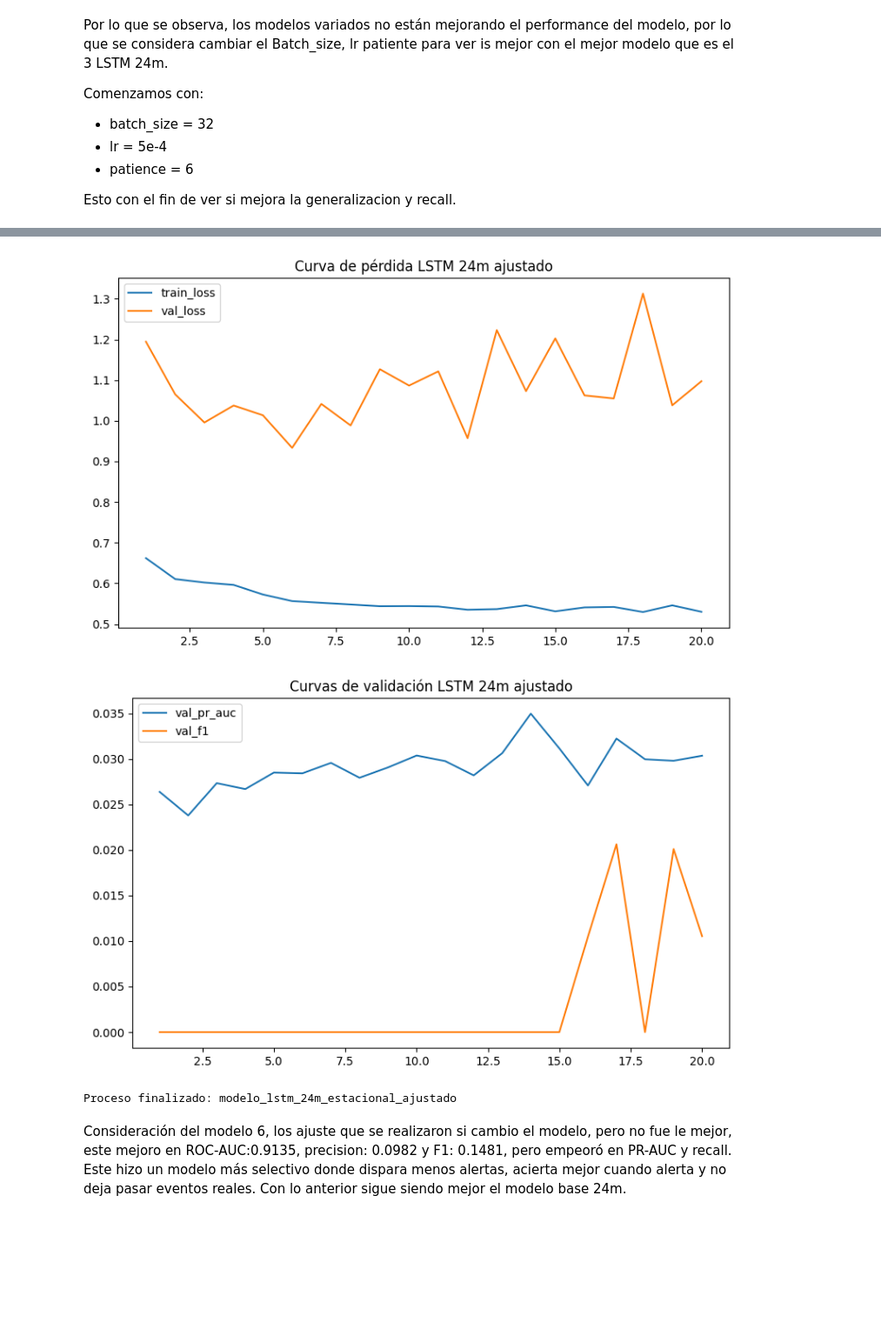
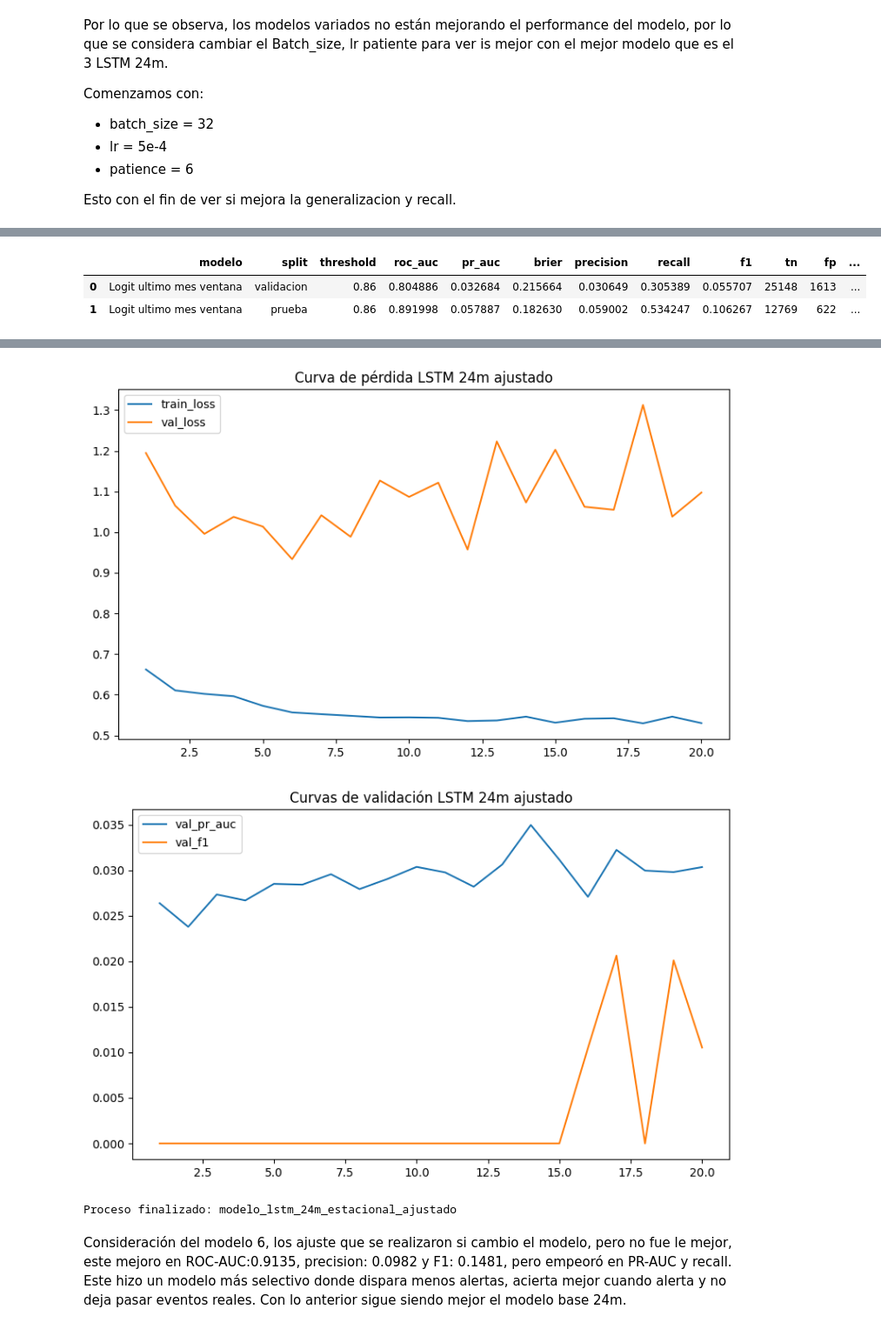
Before and after one commit to Ansiefm/Proyecto_grado_AFSM, a Jupyter notebook: Scripts/OE_2-LSTM.ipynb, the cells around one changed output, grey strips where cells are left out. Shown at 87% size. Saved outputs shown, nothing was run; the diff lists cells and outputs as text; code cells hidden in the pictures; blank space fills up the shorter version.

```diff
--- a/Scripts/OE_2-LSTM.ipynb
+++ b/Scripts/OE_2-LSTM.ipynb
@@ -2235,6 +2580,76 @@ X_val = data["X_val"]
 y_val = data["y_val"]
 X_test = data["X_test"]
 y_test = data["y_test"]
+
+def evaluar_baseline_lstm(nombre, X_train, y_train, X_val, y_val, X_test, y_test):
+    # Baseline simple: usa solo el último mes de la ventana.
+    Xtr = X_train[:, -1, :]
+    Xva = X_val[:, -1, :]
+    Xte = X_test[:, -1, :]
+
+    modelo = Pipeline([
+        ("imputador", SimpleImputer(strategy="median")),
+        ("logit", LogisticRegression(
+            class_weight="balanced",
+            max_iter=2000,
+            solver="lbfgs"
+        ))
+    ])
+
+    modelo.fit(Xtr, y_train)
+
+    filas = []
+    for split, X_, y_ in [
+        ("validacion", Xva, y_val),
+        ("prueba", Xte, y_test)
+    ]:
+        prob = modelo.predict_proba(X_)[:, 1]
+
+        # Selección de umbral por F1 en validación.
+        if split == "validacion":
+            mejor_t, mejor_f1 = 0.5, -1
+            for t in np.arange(0.05, 0.95, 0.01):
+                pred_tmp = (prob >= t).astype(int)
+                f1_tmp = f1_score(y_, pred_tmp, zero_division=0)
+                if f1_tmp > mejor_f1:
+                    mejor_f1 = f1_tmp
+                    mejor_t = t
+            threshold = mejor_t
+        else:
+            threshold = mejor_t
+
+        pred = (prob >= threshold).astype(int)
+        tn, fp, fn, tp = confusion_matrix(y_, pred).ravel()
+
+        filas.append({
+            "modelo": nombre,
+            "split": split,
+            "threshold": threshold,
+            "roc_auc": roc_auc_score(y_, prob),
+            "pr_auc": average_precision_score(y_, prob),
+            "brier": brier_score_loss(y_, prob),
+            "precision": precision_score(y_, pred, zero_division=0),
+            "recall": recall_score(y_, pred, zero_division=0),
+            "f1": f1_score(y_, pred, zero_division=0),
+            "tn": tn,
+            "fp": fp,
+            "fn": fn,
+            "tp": tp
+        })
+
+    return pd.DataFrame(filas), modelo
+
+tabla_baseline_lstm, modelo_baseline_lstm = evaluar_baseline_lstm(
+    "Logit ultimo mes ventana",
+    X_train, y_train, X_val, y_val, X_test, y_test
+)
+
+display(tabla_baseline_lstm)
+
+tabla_baseline_lstm.to_csv(
+    os.path.join(CARPETA_SALIDA, "baseline_logit_ultimo_mes.csv"),
+    index=False
+)
 
 print("Train:", X_train.shape, y_train.mean())
 print("Val:", X_val.shape, y_val.mean())
@@ -2536,0 +2936,3 @@ Matriz:
+|  | modelo | split | threshold | roc_auc | pr_auc | brier | precision | recall | f1 | tn | fp | ... |
+| 0 | Logit ultimo mes ventana | validacion | 0.86 | 0.804886 | 0.032684 | 0.215664 | 0.030649 | 0.305389 | 0.055707 | 25148 | 1613 | ... |
+| 1 | Logit ultimo mes ventana | prueba | 0.86 | 0.891998 | 0.057887 | 0.182630 | 0.059002 | 0.534247 | 0.106267 | 12769 | 622 | ... |
@@ -2537,6 +2956,6 @@ Matriz:
 [figure]
 [figure]
-Proceso finalizado: modelo_lstm_24m_estacional_ajustado
+Proceso finalizado: modelo_lstm_24m_estacional_ajustado
 # %% [markdown]
 Consideración del modelo 6, los ajuste que se realizaron si cambio el modelo, pero no fue le mejor, este mejoro en ROC-AUC:0.9135, precision: 0.0982 y F1: 0.1481, pero empeoró en PR-AUC y recall. Este hizo un modelo más selectivo donde dispara menos alertas, acierta mejor cuando alerta y no deja pasar eventos reales. Con lo anterior sigue siendo mejor el modelo base 24m.
 # %% [markdown]
```
Also changed, not shown: parts of 28 cells of this notebook, 42 other files.
